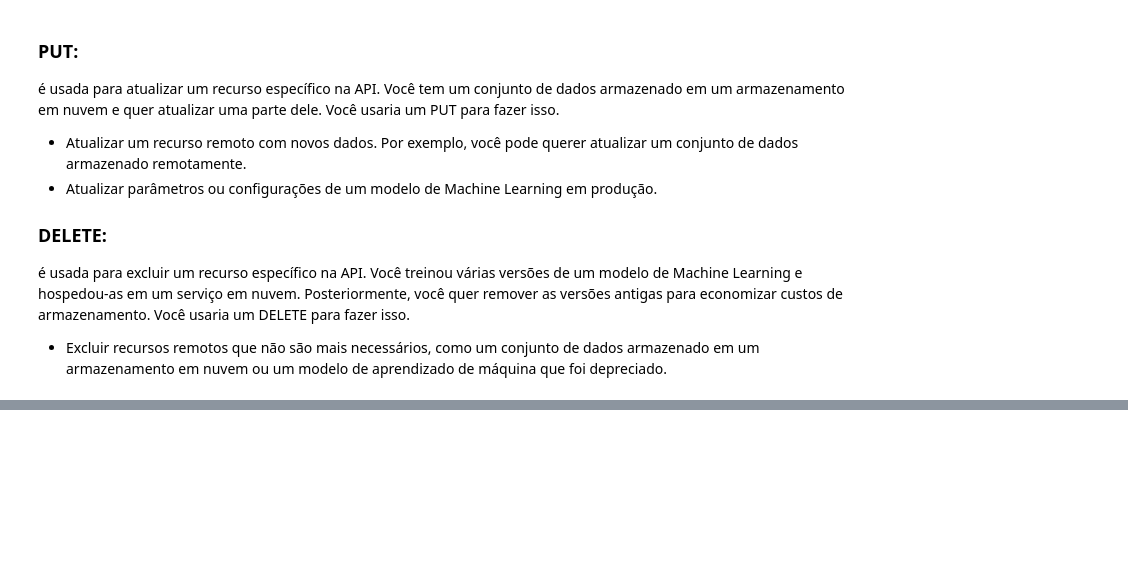
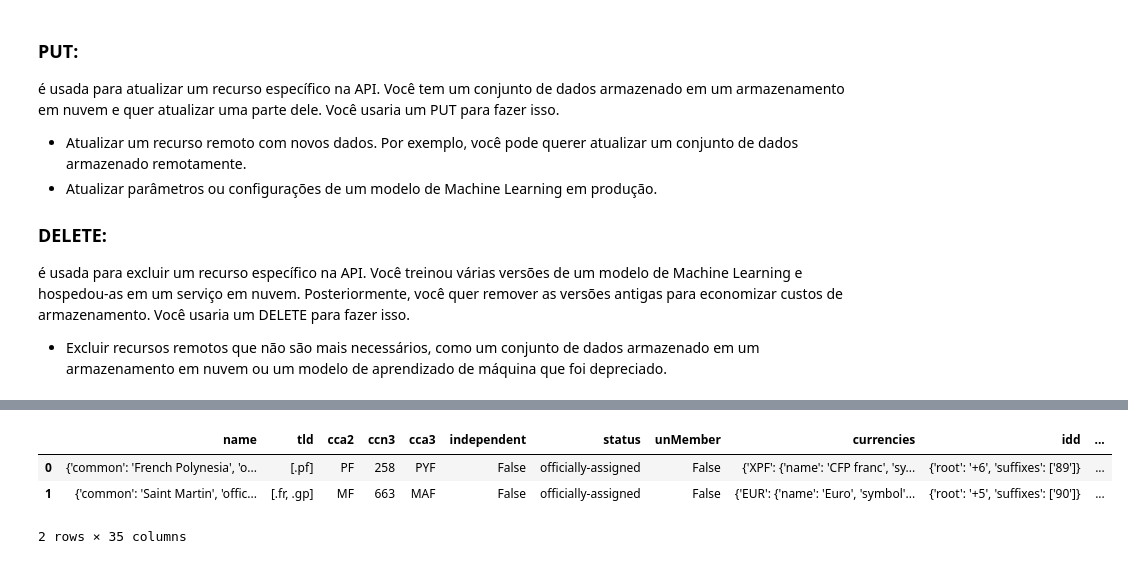
Before and after one commit to zirtaebea/coderhouse-python, a Jupyter notebook: 12_etl/etl.ipynb, the cells around one changed output, grey strips where cells are left out. Drawn from its saved outputs; the diff is of its cells as text; code cells hidden in the pictures; blank space fills up the shorter version.

```diff
--- a/12_etl/etl.ipynb
+++ b/12_etl/etl.ipynb
@@ -57,0 +107,9 @@ Você treinou várias versões de um modelo de Machine Learning e hospedou-as em
+# %%
+# transformando dados em um dataframe
+paises = pd.DataFrame(data_json)
+paises.head(2)
+# %% [output]
+|  | name | tld | cca2 | ccn3 | cca3 | independent | status | unMember | currencies | idd | ... |
+| 0 | {'common': 'French Polynesia', 'o... | [.pf] | PF | 258 | PYF | False | officially-assigned | False | {'XPF': {'name': 'CFP franc', 'sy... | {'root': '+6', 'suffixes': ['89']} | ... |
+| 1 | {'common': 'Saint Martin', 'offic... | [.fr, .gp] | MF | 663 | MAF | False | officially-assigned | False | {'EUR': {'name': 'Euro', 'symbol'... | {'root': '+5', 'suffixes': ['90']} | ... |
+2 rows × 35 columns
```
Also changed, not shown: parts of 7 cells of this notebook.
